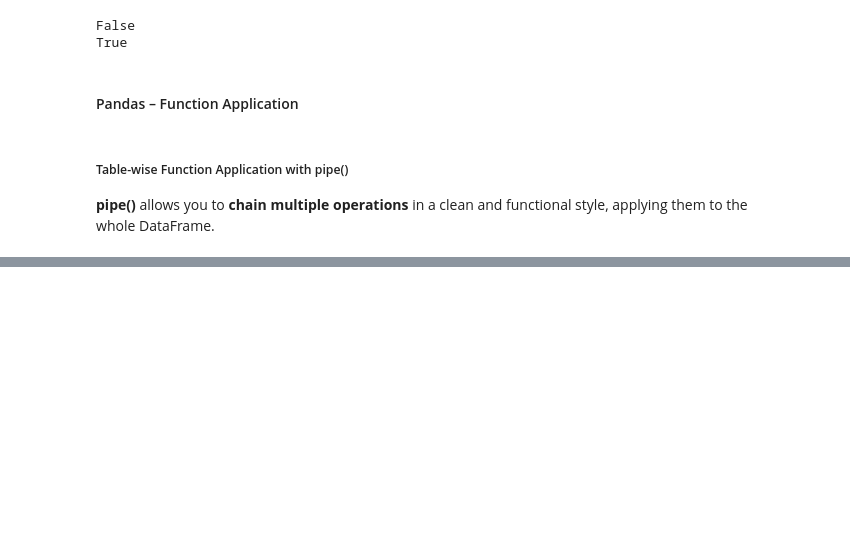
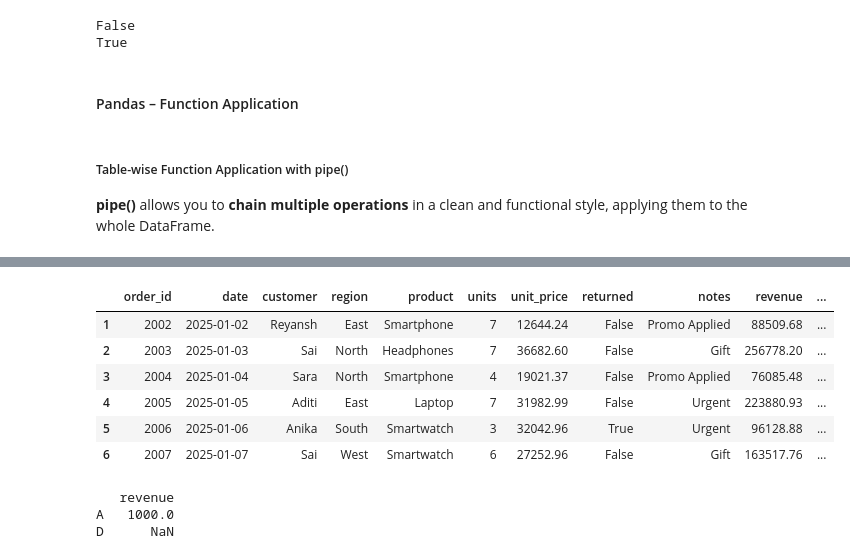
Before and after one commit to Sahil-x-boop/Data_Engineer, a Jupyter notebook: Pandas/session.ipynb, the cells around one changed output, grey strips where cells are left out. Cells and saved outputs as stored; diff of their text form; code cells hidden in the pictures; blank space fills up the shorter version.

```diff
--- a/Pandas/session.ipynb
+++ b/Pandas/session.ipynb
@@ -280,0 +299,7 @@ result.head(10)
+# %%
+# Row-wise Custom Function
+def total_values(row):
+    return row["units"] * row["unit_price"]
+
+df["Computed Revenue"] = df.apply(total_values, axis=1)
+df.head()
@@ -280,0 +313,3 @@ result.head(10)
+# %%
+df["revenue"] = df["revenue"].apply(lambda x: round(x, 1))
+df.head()
@@ -280,0 +342,4 @@ result.head(10)
+# %%
+discount_map = {"North": 0.05, "South": 0.1, "East": 0.08, "West": 0.06}
+df["region_discount"] = df["region"].map(discount_map)
+df.head()
@@ -280,0 +367,26 @@ result.head(10)
+# %%
+new_index = [ 1, 2, 3, 4, 5, 6]
+df_reindexed = df.reindex(new_index)
+df_reindexed
+# df.head()
+# %% [output]
+|  | order_id | date | customer | region | product | units | unit_price | returned | notes | revenue | ... |
+| 1 | 2002 | 2025-01-02 | Reyansh | East | Smartphone | 7 | 12644.24 | False | Promo Applied | 88509.68 | ... |
+| 2 | 2003 | 2025-01-03 | Sai | North | Headphones | 7 | 36682.60 | False | Gift | 256778.20 | ... |
+| 3 | 2004 | 2025-01-04 | Sara | North | Smartphone | 4 | 19021.37 | False | Promo Applied | 76085.48 | ... |
+| 4 | 2005 | 2025-01-05 | Aditi | East | Laptop | 7 | 31982.99 | False | Urgent | 223880.93 | ... |
+| 5 | 2006 | 2025-01-06 | Anika | South | Smartwatch | 3 | 32042.96 | True | Urgent | 96128.88 | ... |
+| 6 | 2007 | 2025-01-07 | Sai | West | Smartwatch | 6 | 27252.96 | False | Gift | 163517.76 | ... |
+# %%
+df1 = pd.DataFrame({"revenue": [1000, 2000, 3000]}, index=["A", "B", "C"])
+df2 = pd.DataFrame({"profit": [100, 200]}, index=["A", "D"])
+
+aligned = df1.reindex(df2.index)
+print(aligned)
+# reindex(df2.index) aligns df1’s data to match df2’s index.
+
+# Where df2 has “D” (missing in df1), pandas inserts NaN.
+# %% [output]
+   revenue
+A   1000.0
+D      NaN
```
Also changed, not shown: parts of 10 cells of this notebook.
